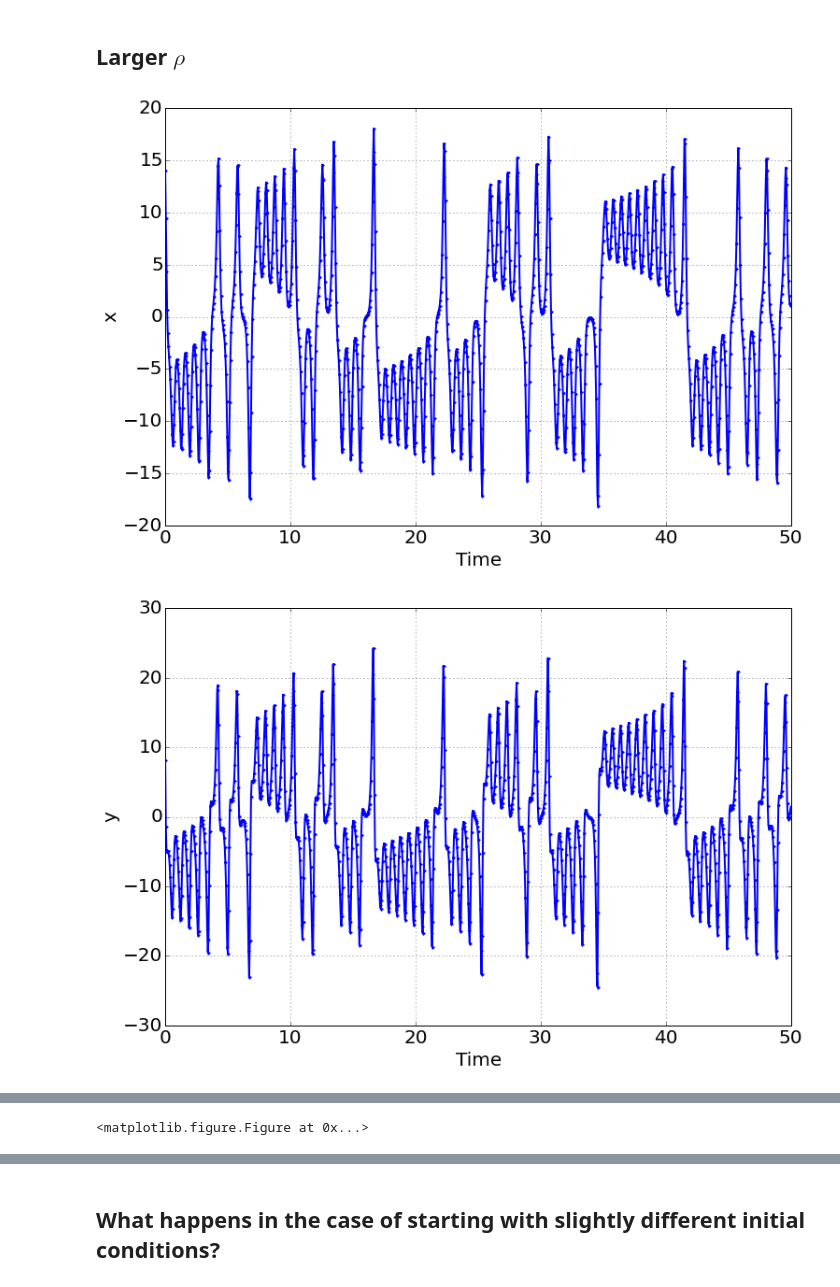
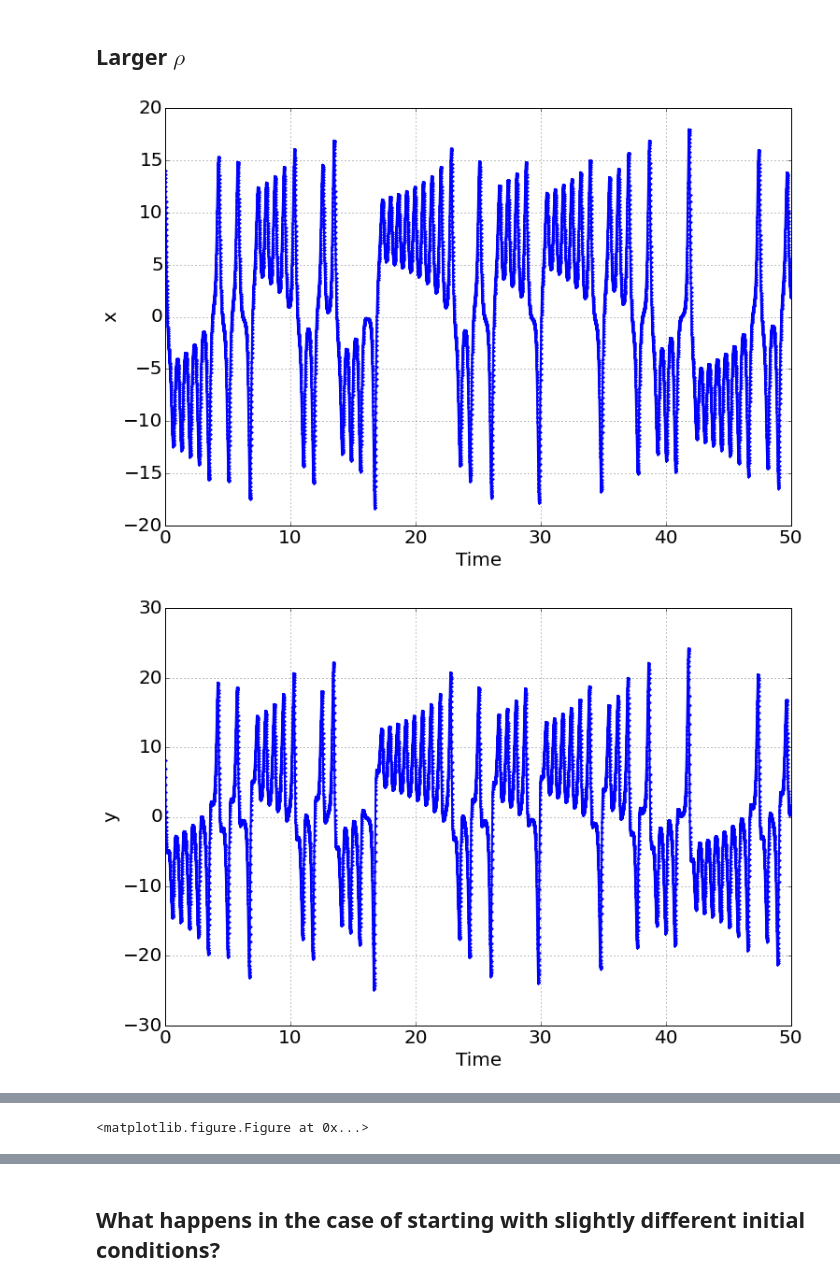
Before and after one commit to bblais/Systems-Modeling-Spring-2015-Notebooks, a Jupyter notebook: Tuesday Apr 14 2015 - Lorenz Flow.ipynb, the cells around one changed output, grey strips where cells are left out. Saved outputs shown, nothing was run; the diff lists cells and outputs as text; code cells hidden in the pictures.

```diff
--- a/Tuesday Apr 14 2015 - Lorenz Flow.ipynb
+++ b/Tuesday Apr 14 2015 - Lorenz Flow.ipynb
@@ -34,10 +34,10 @@ phase_plot(sim,'x','y')
 # %%
 sim=Simulation()
 sim.add("x'=sigma*(y-x)",14,plot=True)
 sim.add("y'=x*(rho-z)-y",8.1,plot=True)
 sim.add("z'=x*y-beta*z",45,plot=True)
 sim.params(sigma=10,beta=8.0/3,rho=28)
-sim.run(0,50)
+sim.run(0,50,num_iterations=10000)
 # %% [output]
-[figure, old version]
+[figure, new version]
-[figure, old version]
+[figure, new version]
```
Also changed, not shown: parts of 4 cells of this notebook, 5 other files.
